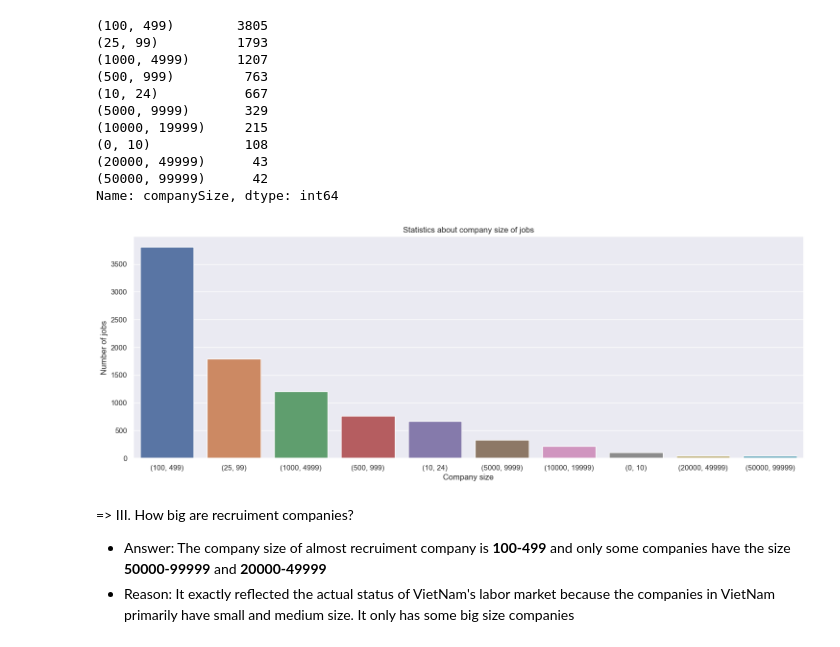
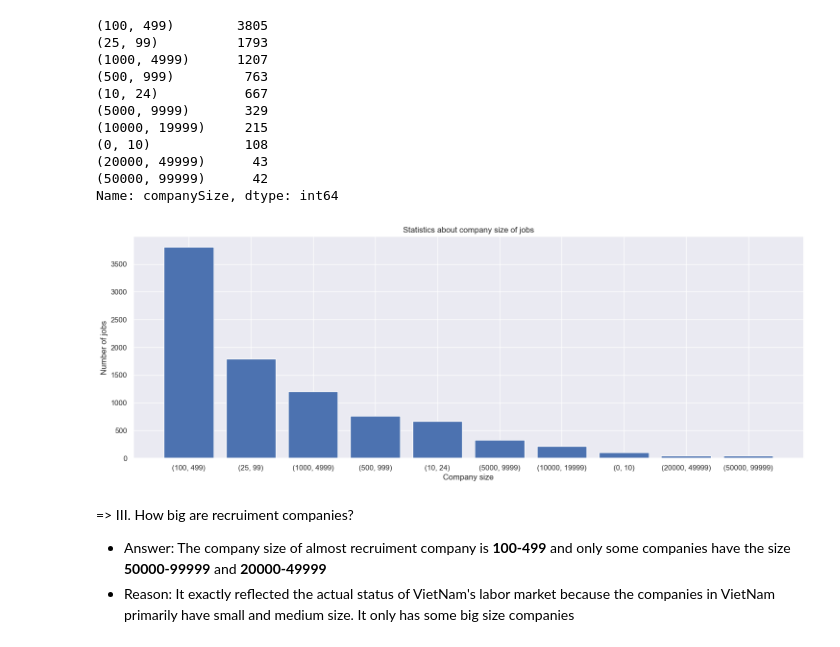
Before and after one commit to HThinhN/Project.VietNamJobs, a Jupyter notebook: P4_Data_Visualizing.ipynb, the cells around one changed output. Saved outputs shown, nothing was run; the diff lists cells and outputs as text; code cells hidden in the pictures.

```diff
--- a/P4_Data_Visualizing.ipynb
+++ b/P4_Data_Visualizing.ipynb
@@ -153,12 +152,13 @@ Name: companySize, dtype: int64
 # %%
 sns.set_theme()
 fig,ax = plt.subplots(figsize = (18,6))
-sns.countplot(data = df, x = 'companySize', order = df['companySize'].value_counts().index);
+# sns.countplot(data = df, x = 'companySize', order = df['companySize'].value_counts().index);
+plt.bar(company_size.index, company_size.values)
 plt.title('Statistics about company size of jobs')
 plt.xlabel('Company size')
 plt.ylabel('Number of jobs');
 # %% [output]
-[figure, old version]
+[figure, new version]
 # %% [markdown]
 => III. How big are recruiment companies?
 + Answer: The company size of almost recruiment company is **100-499** and only some companies have the size **50000-99999** and **20000-49999**
```
Also changed, not shown: parts of 22 cells of this notebook, 2 other files.
